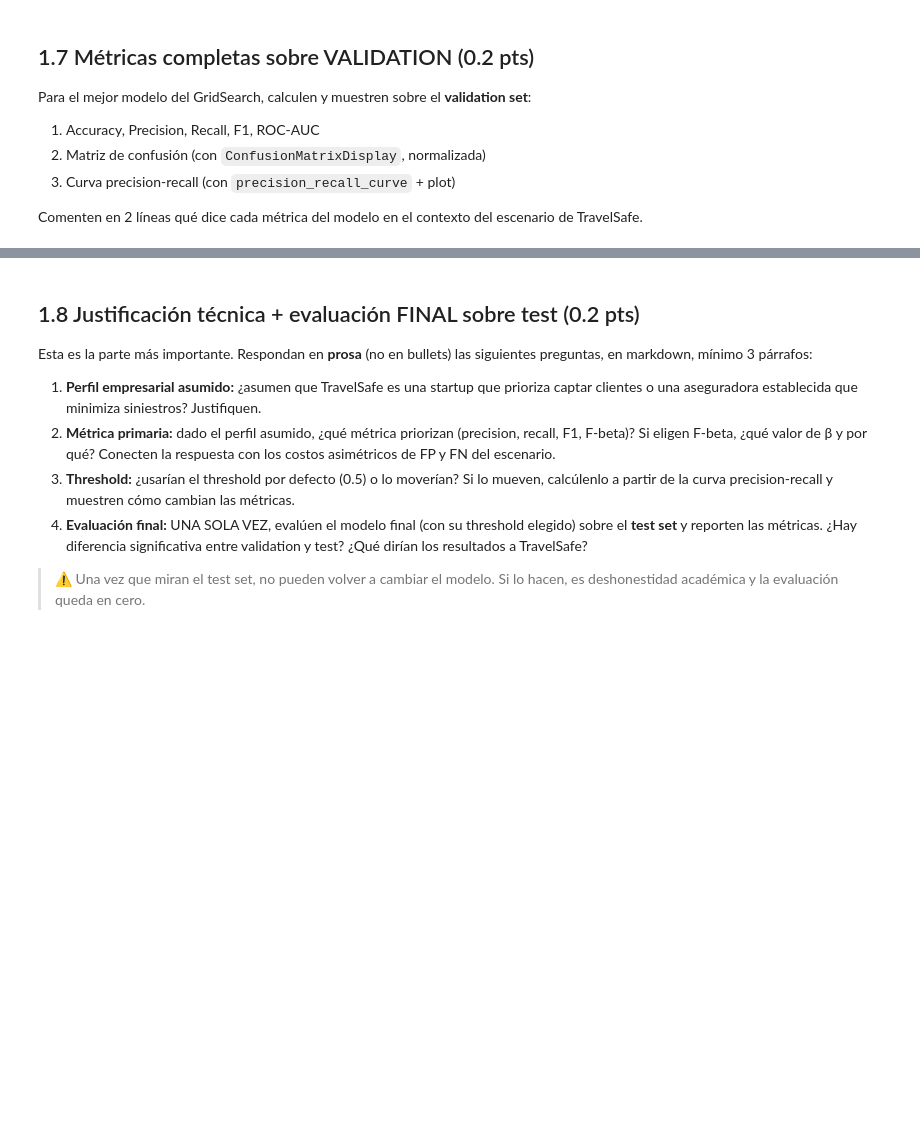
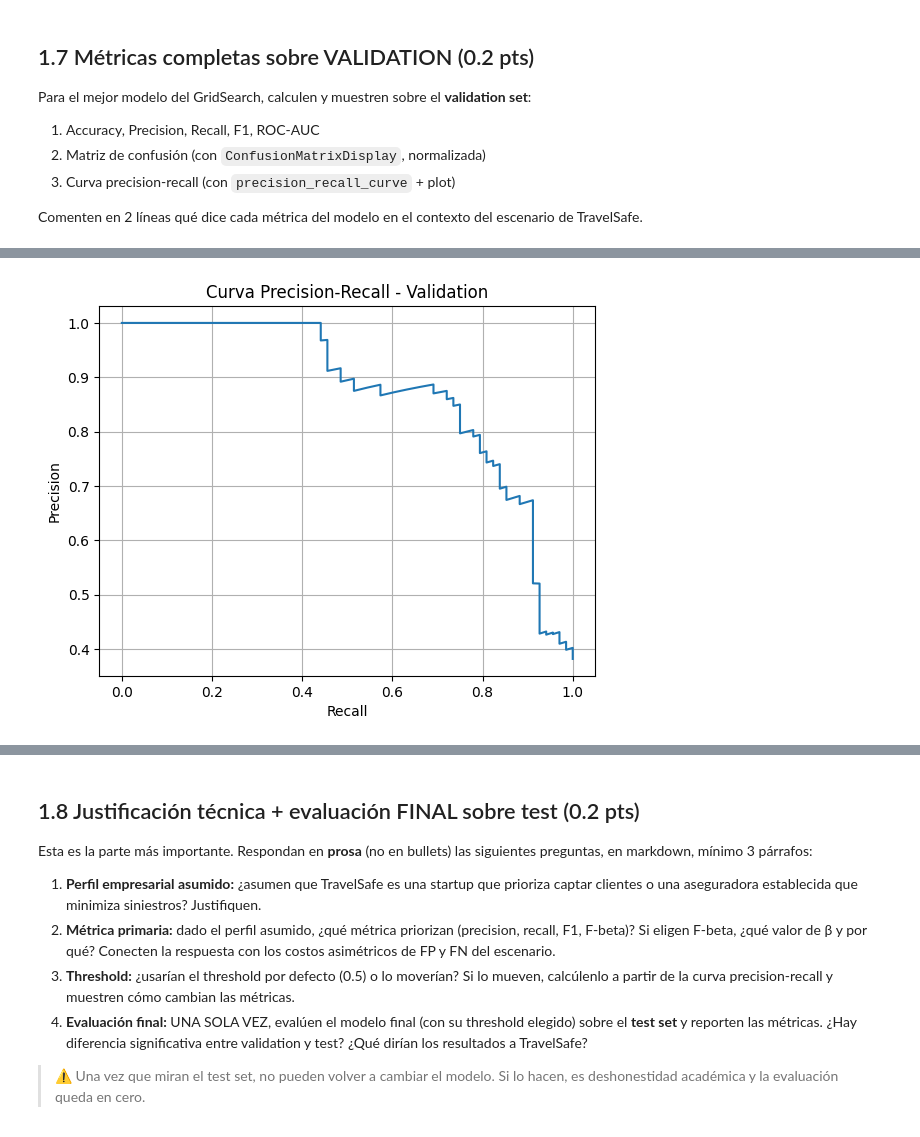
Before and after one commit to donatoubs/Machine-Learning-6-SIN-A-Mar-Jul-2026, a Jupyter notebook: evaluacion_titanic.ipynb, the cells around one changed output, grey strips where cells are left out. Cells and saved outputs as stored; diff of their text form; code cells hidden in the pictures; blank space fills up the shorter version.

```diff
--- a/evaluacion_titanic.ipynb
+++ b/evaluacion_titanic.ipynb
@@ -309,0 +472,16 @@ Comenten en 2 líneas qué dice cada métrica del modelo en el contexto del esce
+# %%
+# Curva Precision-Recall
+
+precision_curve, recall_curve, thresholds_curve = precision_recall_curve(
+    y_val,
+    y_val_proba
+)
+
+plt.plot(recall_curve, precision_curve)
+plt.title('Curva Precision-Recall - Validation')
+plt.xlabel('Recall')
+plt.ylabel('Precision')
+plt.grid(True)
+plt.show()
+# %% [output]
+[figure, added]
```
Also changed, not shown: parts of 8 cells of this notebook.
